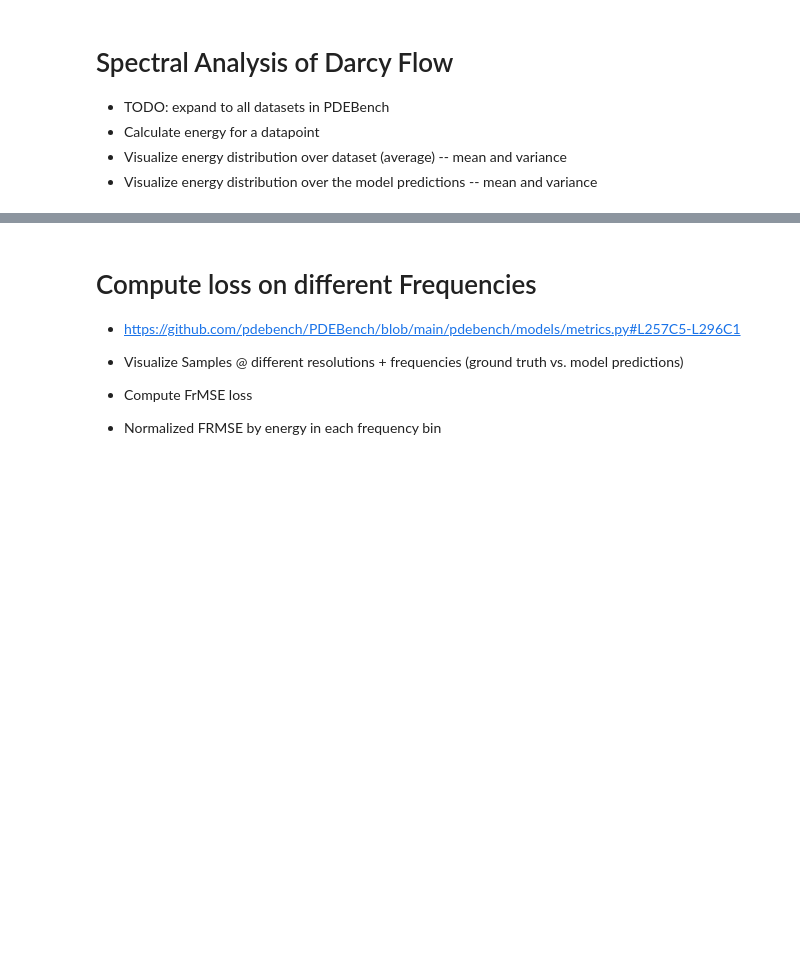
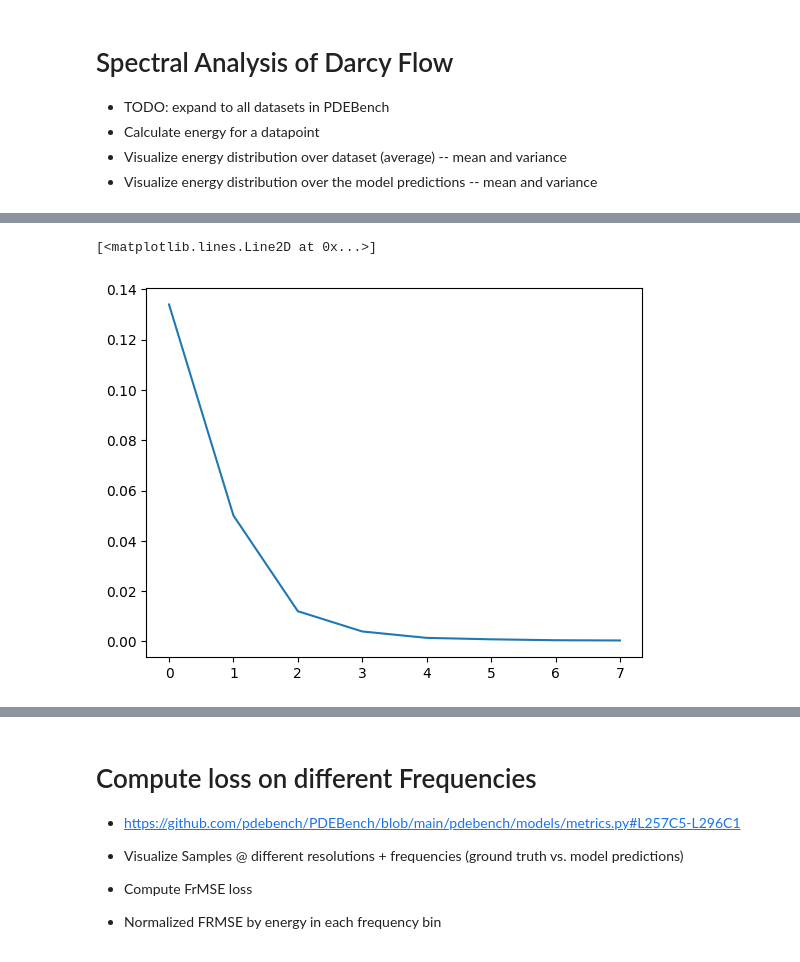
Before and after one commit to msakarvadia/operator_aliasing, a Jupyter notebook: notebooks/explore_super_resolution_hypothesis.ipynb, the cells around one changed output, grey strips where cells are left out. Saved outputs shown, nothing was run; the diff lists cells and outputs as text; code cells hidden in the pictures; blank space fills up the shorter version.

```diff
--- a/notebooks/explore_super_resolution_hypothesis.ipynb
+++ b/notebooks/explore_super_resolution_hypothesis.ipynb
@@ -691 +697,49 @@ plt.plot(spectrum)
+# %%
+def get_energy_curve(data, dummy_arg=None):
+    """Energy Calculation used by Liangzhao."""
+    # https://arxiv.org/pdf/2404.07200v2
+    # Calculates the energy spectrum curve for a batch of 2D arrays.
+    # data: The input data, expected to be a tensor of shape (B, H, W),
+    # where B is the batch size, and H, W are the height and width
+    #           of the 2D arrays.
+
+    data_f = (
+        torch.square(
+            torch.abs(torch.fft.fftshift(torch.fft.fft2(data), dim=(1, 2)))
+        )
+        / (data.size()[-1] * data.size()[-2]) ** 2
+    )
+    # The first division by (H*W) is a normalization
+    # related to Parseval's theorem.
+    # The second division by (H*W) makes the sum
+    # of the final `data_f` equal to
+    # the Mean Squared Value (or average energy per pixel)
+    # of the original array.
+
+    n_mode = (data.size()[-1] + 1) // 2
+    center = data.size()[-1] // 2
+
+    f_energy = []
+
+    for ii in range(n_mode):
+        d_f = data_f[
+            :, center - ii : center + ii + 1, center - ii : center + ii + 1
+        ]
+        d_f[:, 1:-1, 1:-1] = 0
+        # Sum the energy within the isolated shell over
+        # the spatial dimensions (H, W).
+        f_energy.append(torch.sum(d_f, dim=(1, 2)))
+
+    f_energy = torch.stack(f_energy, dim=-1)
+    # Compute the mean energy curve across the entire batch (dimension 0).
+    f_energy = torch.mean(f_energy, dim=0)
+
+    return f_energy.cpu()
+
+
+spectrum = get_energy_curve(out.squeeze())
+plt.plot(spectrum)
+# %% [output]
+[<matplotlib.lines.Line2D at 0x...>]
+[figure, added]
 # %%
```
Also changed, not shown: parts of 13 cells of this notebook, 1 other file.
